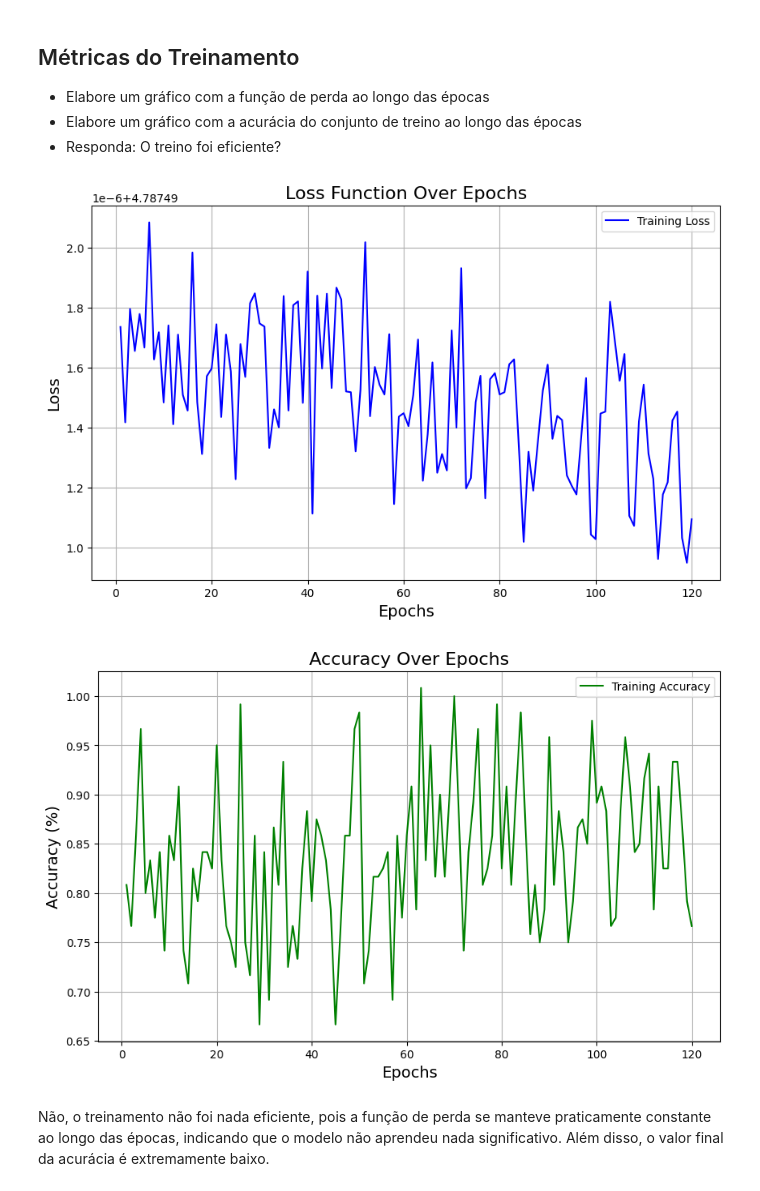
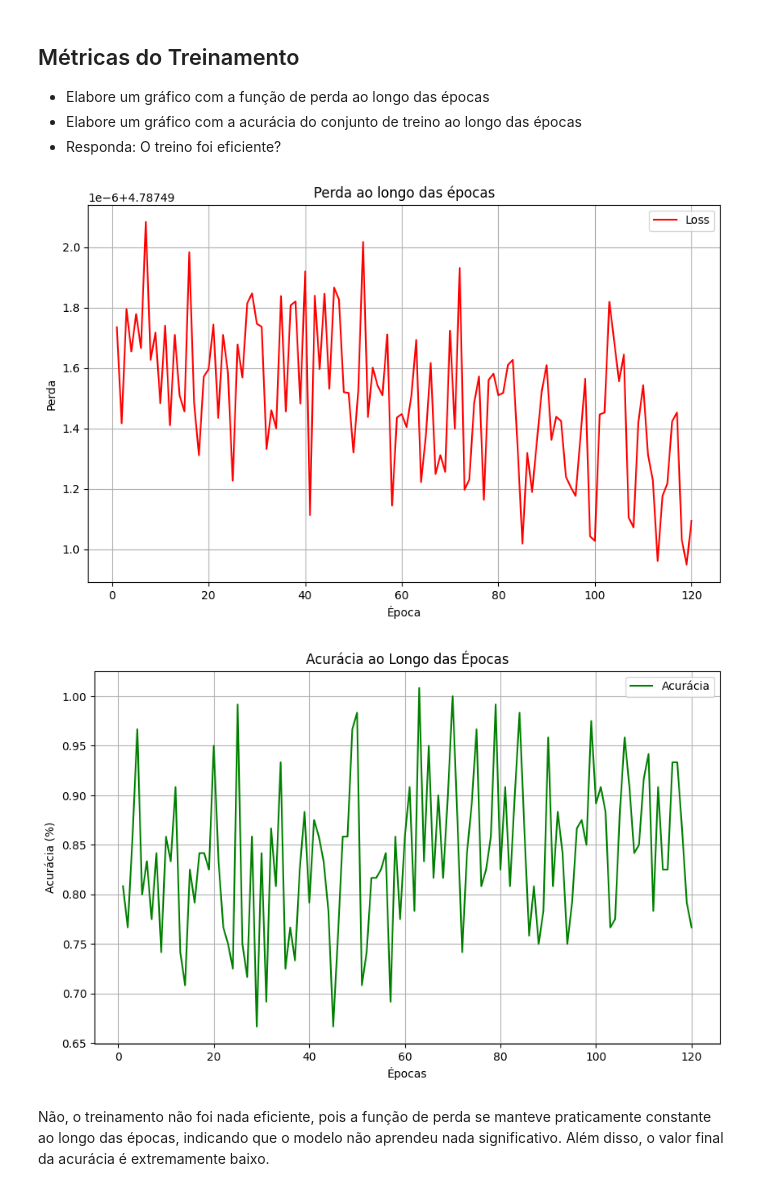
Before and after one commit to flavia-segadilha/cnn-stanford_dogs, a Jupyter notebook: Topicos1_2026_1_Tarefa3.ipynb, the cells around one changed output. Cells and saved outputs as stored; diff of their text form; code cells hidden in the pictures.

```diff
--- a/Topicos1_2026_1_Tarefa3.ipynb
+++ b/Topicos1_2026_1_Tarefa3.ipynb
@@ -303,27 +295,27 @@ Epoch 120/120, Loss: 4.7875, Accuracy: 0.77%
 # %%
 training_data = pd.read_csv("training_metrics.csv")
 
 plt.figure(figsize=(10, 6))
-plt.plot(training_data["Epoch"], training_data["Loss"], label="Training Loss", color="blue")
-plt.title("Loss Function Over Epochs", fontsize=16)
-plt.xlabel("Epochs", fontsize=14)
-plt.ylabel("Loss", fontsize=14)
+plt.plot(training_data["Epoch"], training_data["Loss"], label="Loss", color="red")
+plt.title("Perda ao longo das épocas")
+plt.xlabel("Época")
+plt.ylabel("Perda")
 plt.legend()
 plt.grid()
 plt.show()
 # %% [output]
-[figure, old version]
+[figure, new version]
 # %%
 plt.figure(figsize=(10, 6))
-plt.plot(training_data["Epoch"], training_data["Accuracy"], label="Training Accuracy", color="green")
-plt.title("Accuracy Over Epochs", fontsize=16)
-plt.xlabel("Epochs", fontsize=14)
-plt.ylabel("Accuracy (%)", fontsize=14)
+plt.plot(training_data["Epoch"], training_data["Accuracy"], label="Acurácia", color="green")
+plt.title("Acurácia ao Longo das Épocas")
+plt.xlabel("Épocas")
+plt.ylabel("Acurácia (%)")
 plt.legend()
 plt.grid()
 plt.show()
 # %% [output]
-[figure, old version]
+[figure, new version]
 # %% [markdown]
 Não, o treinamento não foi nada eficiente, pois a função de perda se manteve praticamente constante ao longo das épocas, indicando que o modelo não aprendeu nada significativo. Além disso, o valor final da acurácia é extremamente baixo.
 # %% [markdown]
```
Also changed, not shown: parts of 9 cells of this notebook.
